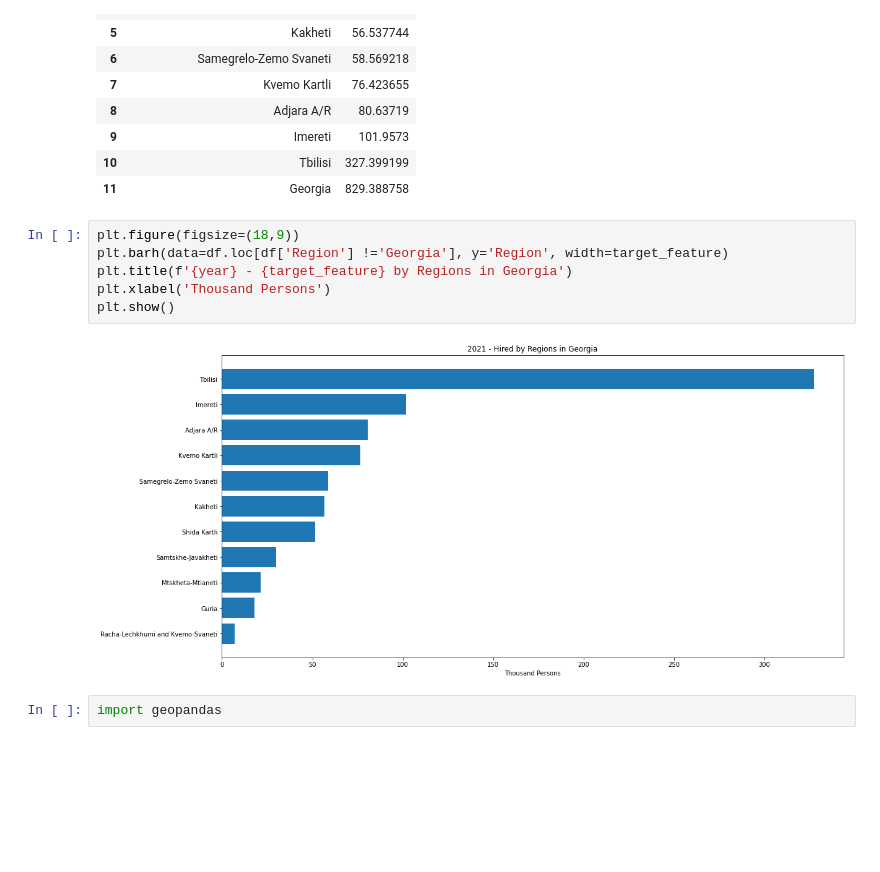
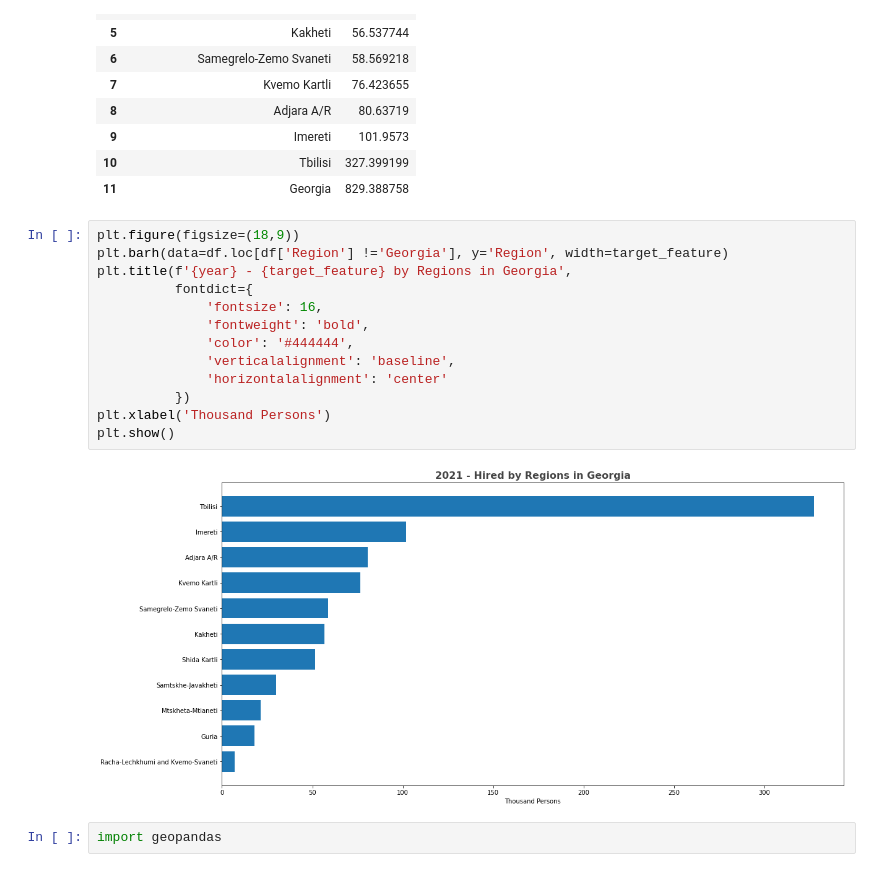
Before and after one commit to sentinel-1/employment_map_Georgia, a Jupyter notebook: Employment.ipynb, the cells around one changed output. Drawn from its saved outputs; the diff is of its cells as text; blank space fills up the shorter version.

Commit message:
Adjust title font

```diff
--- a/Employment.ipynb
+++ b/Employment.ipynb
@@ -81,11 +81,18 @@ Data for 2021 year:
 # %%
 plt.figure(figsize=(18,9))
 plt.barh(data=df.loc[df['Region'] !='Georgia'], y='Region', width=target_feature)
-plt.title(f'{year} - {target_feature} by Regions in Georgia')
+plt.title(f'{year} - {target_feature} by Regions in Georgia',
+          fontdict={
+              'fontsize': 16,
+              'fontweight': 'bold',
+              'color': '#444444',
+              'verticalalignment': 'baseline',
+              'horizontalalignment': 'center'
+          })
 plt.xlabel('Thousand Persons')
 plt.show()
 # %% [output]
-[figure, old version]
+[figure, new version]
 # %%
 import geopandas
 # %%
```
Also changed, not shown: parts of 2 cells of this notebook, 1 other file.
